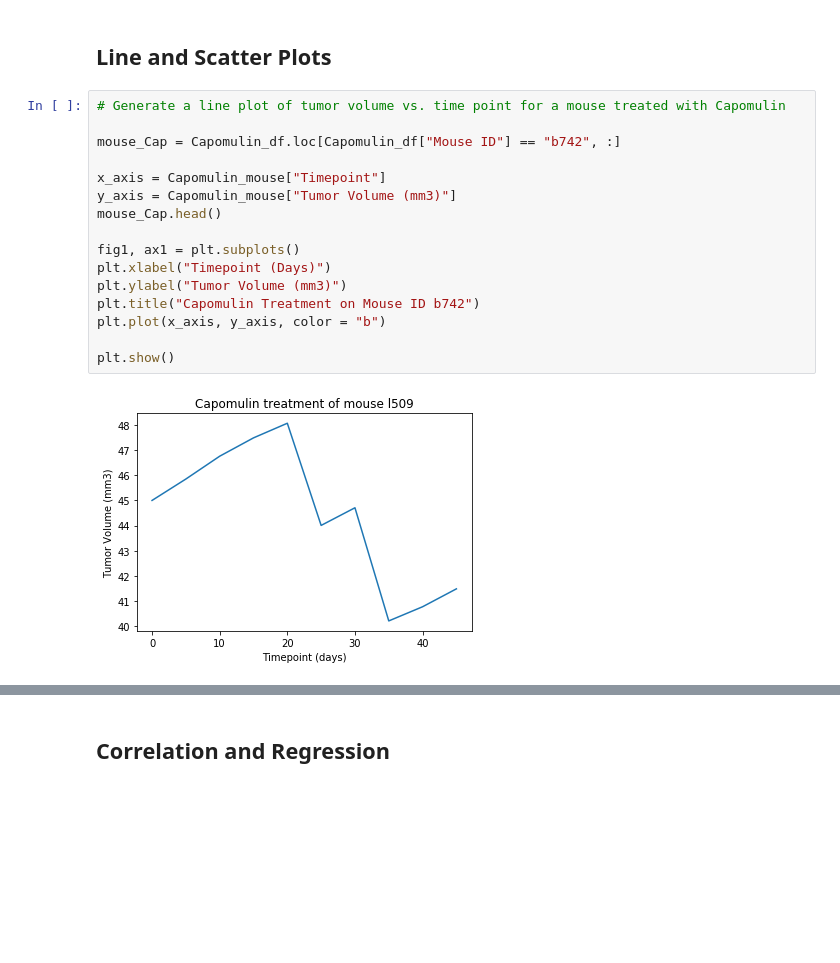
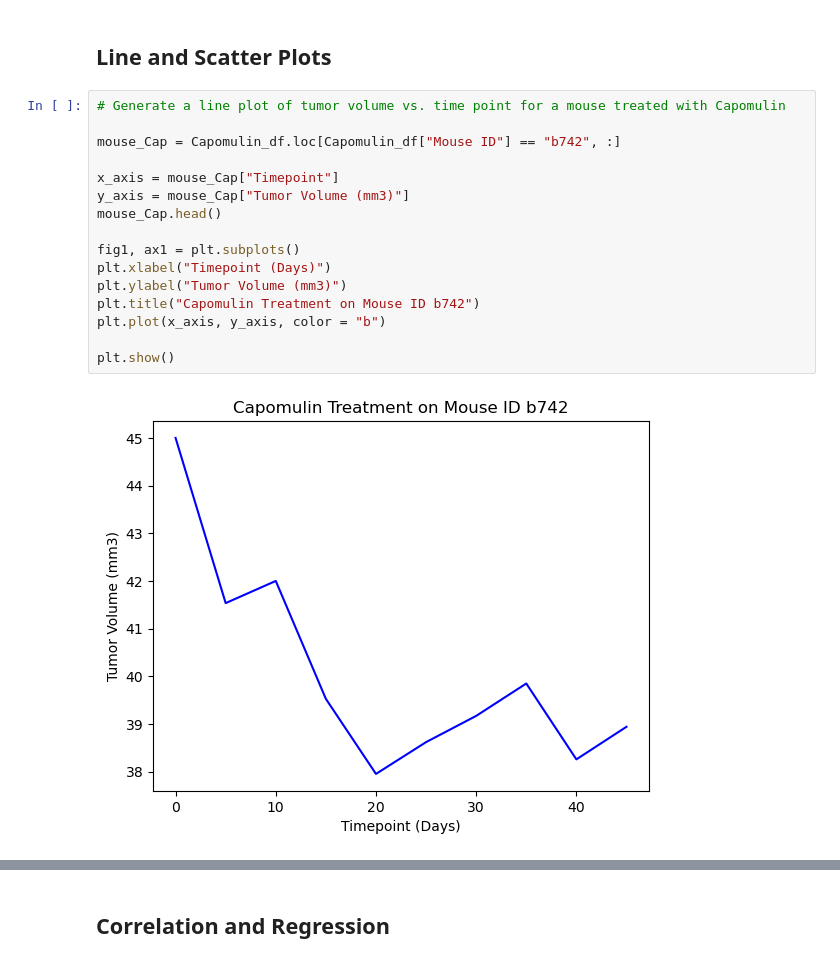
Before and after one commit to domvilla/mod_5, a Jupyter notebook: pymaceuticals_starter2023.ipynb, the cells around one changed output, grey strips where cells are left out. Cells and saved outputs as stored; diff of their text form; blank space fills up the shorter version.

```diff
--- a/pymaceuticals_starter2023.ipynb
+++ b/pymaceuticals_starter2023.ipynb
@@ -259,18 +260,18 @@ Ceftamin's potential outliers: Series([], Name: Tumor Volume (mm3), dtype: float
 # %%
 # Generate a line plot of tumor volume vs. time point for a mouse treated with Capomulin
 
 mouse_Cap = Capomulin_df.loc[Capomulin_df["Mouse ID"] == "b742", :]
 
-x_axis = Capomulin_mouse["Timepoint"]
-y_axis = Capomulin_mouse["Tumor Volume (mm3)"]
+x_axis = mouse_Cap["Timepoint"]
+y_axis = mouse_Cap["Tumor Volume (mm3)"]
 mouse_Cap.head()
 
 fig1, ax1 = plt.subplots()
 plt.xlabel("Timepoint (Days)")
 plt.ylabel("Tumor Volume (mm3)")
 plt.title("Capomulin Treatment on Mouse ID b742")
 plt.plot(x_axis, y_axis, color = "b")
 
 plt.show()
 # %% [output]
-[figure, old version]
+[figure, new version]
```
Also changed, not shown: parts of 5 cells of this notebook.
